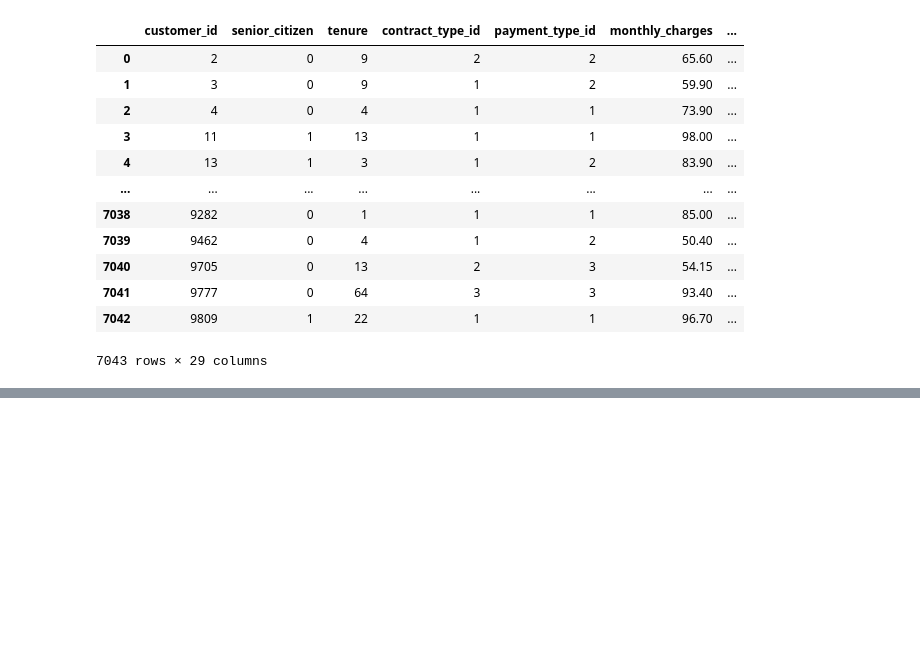
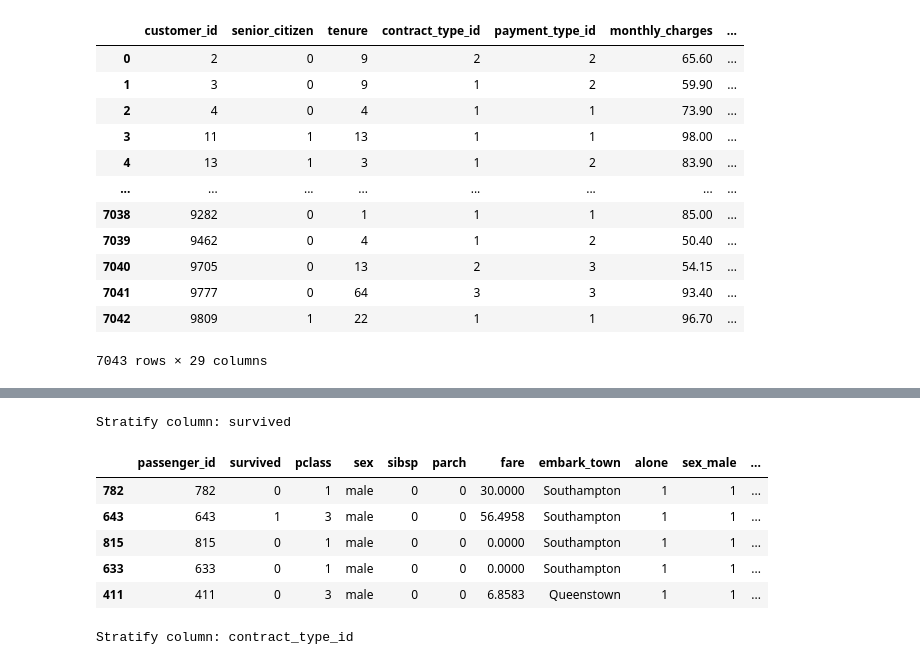
Before and after one commit to dashbringhurst/classification-exercises, a Jupyter notebook: classification_exercises.ipynb, the cells around one changed output, grey strips where cells are left out. Cells and saved outputs as stored; diff of their text form; code cells hidden in the pictures; blank space fills up the shorter version.

```diff
--- a/classification_exercises.ipynb
+++ b/classification_exercises.ipynb
@@ -812,0 +825,2 @@ prep_telco()
+# %%
+train, test = train_test_split(df_iris, test_size=.2, random_state=123, stratify=df_iris.species)
@@ -812,0 +835,3 @@ prep_telco()
+# %%
+train, validate = train_test_split(train, test_size=.25,
+                 random_state=123, stratify=train.species)
@@ -812,0 +846,9 @@ prep_telco()
+# %%
+def split_data(df, column):
+    '''This function takes in two arguments, a dataframe and a string. The string argument is the name of the
+        column that will be used to stratify the train_test_split. The function returns three dataframes, a
+        training dataframe with 60 percent of the data, a validate dataframe with 20 percent of the data and test
+        dataframe with 20 percent of the data.'''
+    train, test = train_test_split(df, test_size=.2, random_state=217, stratify=df[column])
+    train, validate = train_test_split(train, test_size=.25, random_state=217, stratify=train[column])
+    return train, validate, test
@@ -812,0 +892,13 @@ prep_telco()
+# %%
+train_titanic, validate_titanic, test_titanic = split_data(titanic_db)
+# %% [output]
+Stratify column: survived
+# %%
+train_titanic.head()
+# %% [output]
+|  | passenger_id | survived | pclass | sex | sibsp | parch | fare | embark_town | alone | sex_male | ... |
+| 782 | 782 | 0 | 1 | male | 0 | 0 | 30.0000 | Southampton | 1 | 1 | ... |
+| 643 | 643 | 1 | 3 | male | 0 | 0 | 56.4958 | Southampton | 1 | 1 | ... |
+| 815 | 815 | 0 | 1 | male | 0 | 0 | 0.0000 | Southampton | 1 | 1 | ... |
+| 633 | 633 | 0 | 1 | male | 0 | 0 | 0.0000 | Southampton | 1 | 1 | ... |
+| 411 | 411 | 0 | 3 | male | 0 | 0 | 6.8583 | Queenstown | 1 | 1 | ... |
@@ -812,0 +911,4 @@ prep_telco()
+# %%
+train_telco, validate_telco, test_telco = split_data(telco)
+# %% [output]
+Stratify column: contract_type_id
```
Also changed, not shown: parts of 12 cells of this notebook.
